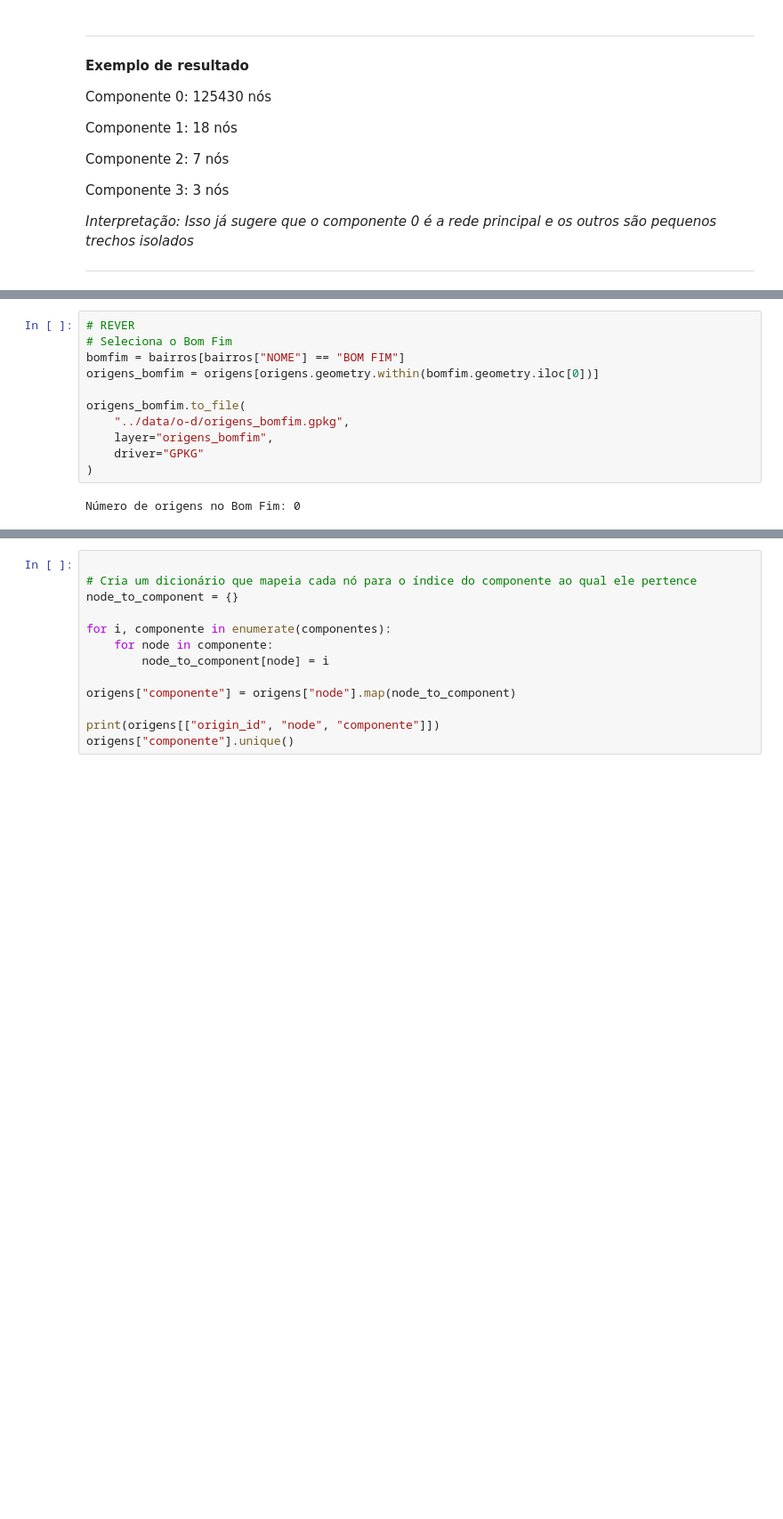
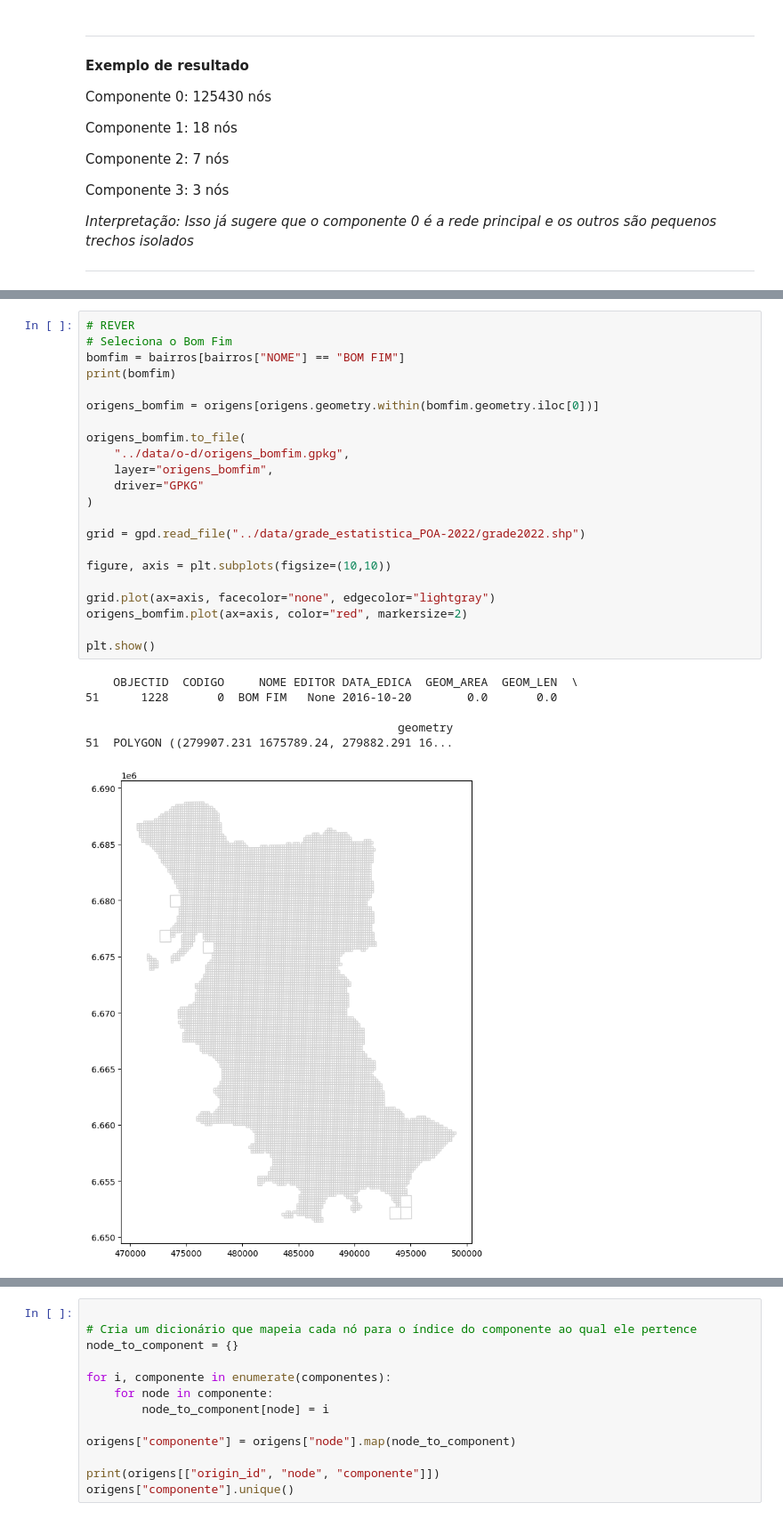
Before and after one commit to S-Behling/EtPilot, a Jupyter notebook: notebooks/04_network_cleaning.ipynb, the cells around one changed output, grey strips where cells are left out. Shown at 89% size. Saved outputs shown, nothing was run; the diff lists cells and outputs as text; blank space fills up the shorter version.

```diff
--- a/notebooks/04_network_cleaning.ipynb
+++ b/notebooks/04_network_cleaning.ipynb
@@ -121,13 +123,29 @@ PROJCS["TM-POA",GEOGCS["SIRGAS 2000",DATUM["Sistema_de_Referencia_Geocentrico_pa
 # %%
 # REVER
 # Seleciona o Bom Fim
 bomfim = bairros[bairros["NOME"] == "BOM FIM"]
+print(bomfim)
+
 origens_bomfim = origens[origens.geometry.within(bomfim.geometry.iloc[0])]
 
 origens_bomfim.to_file(
     "../data/o-d/origens_bomfim.gpkg",
     layer="origens_bomfim",
     driver="GPKG"
 )
+
+grid = gpd.read_file("../data/grade_estatistica_POA-2022/grade2022.shp")
+
+figure, axis = plt.subplots(figsize=(10,10))
+
+grid.plot(ax=axis, facecolor="none", edgecolor="lightgray")
+origens_bomfim.plot(ax=axis, color="red", markersize=2)
+
+plt.show()
 # %% [output]
-Número de origens no Bom Fim: 0
+    OBJECTID  CODIGO     NOME EDITOR DATA_EDICA  GEOM_AREA  GEOM_LEN  \
+51      1228       0  BOM FIM   None 2016-10-20        0.0       0.0
+
+                                             geometry
+51  POLYGON ((279907.231 1675789.24, 279882.291 16...
+[figure, added]
```
Also changed, not shown: parts of 4 cells of this notebook, 2 other files.
